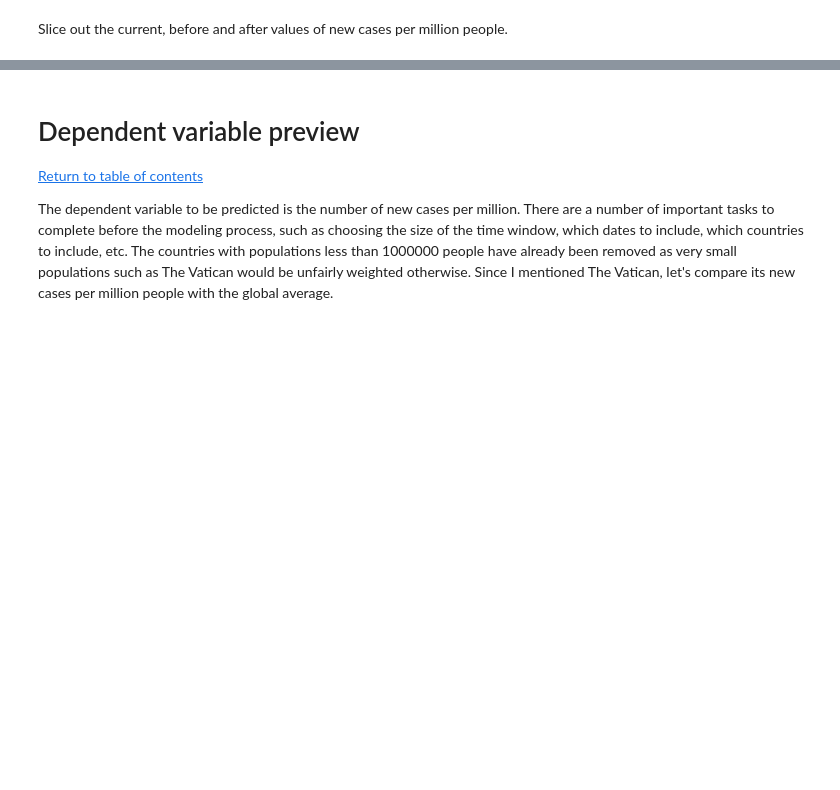
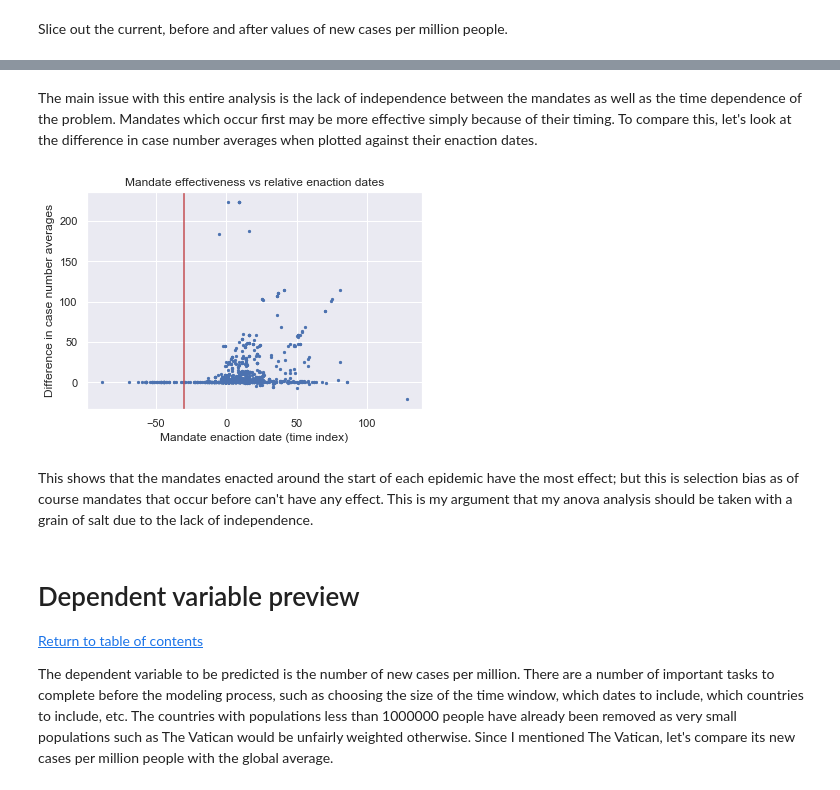
Before and after one commit to mgudorf/datsci, a Jupyter notebook: capstone2/COVID19_eda.ipynb, the cells around one changed output, grey strips where cells are left out. Saved outputs shown, nothing was run; the diff lists cells and outputs as text; code cells hidden in the pictures; blank space fills up the shorter version.

```diff
--- a/capstone2/COVID19_eda.ipynb
+++ b/capstone2/COVID19_eda.ipynb
@@ -1143,3 +936,20 @@ This doesn't tell us anything concrete, but at least we might discount the timin
+# %% [markdown]
+The main issue with this entire analysis is the lack of independence between the mandates as well as the time dependence of the problem. Mandates which occur first may be more effective simply because of their timing. To compare this, let's look at the difference in case number averages when plotted against their enaction dates.
+# %%
+day_of_infection = np.tile(response_slices_df.applymap(lambda x : x.start).active_pandemic_dates.values.reshape(-1,1),(1,8))
+time_diff = (start_dates.values - day_of_infection)
+# %%
+fig, ax = plt.subplots()
+ax.scatter(time_diff.ravel(), before_after.values.ravel(), s=5)
+ax.set_xlabel('Mandate enaction date (time index)')
+ax.set_ylabel('Difference in case number averages')
+ax.set_title('Mandate effectiveness vs relative enaction dates')
+plt.axvline(-30, color='r', label=)
+plt.show()
+# %% [output]
+[figure, added]
+# %% [markdown]
+This shows that the mandates enacted around the start of each epidemic have the most effect; but this is selection bias as of course mandates that occur before can't have any effect. This is my argument that my anova analysis should be taken with a grain of salt due to the lack of independence.
 # %% [markdown]
 # Dependent variable preview
 [Return to table of contents](#dependent)
```
Also changed, not shown: parts of 107 cells of this notebook, 13 other files.
